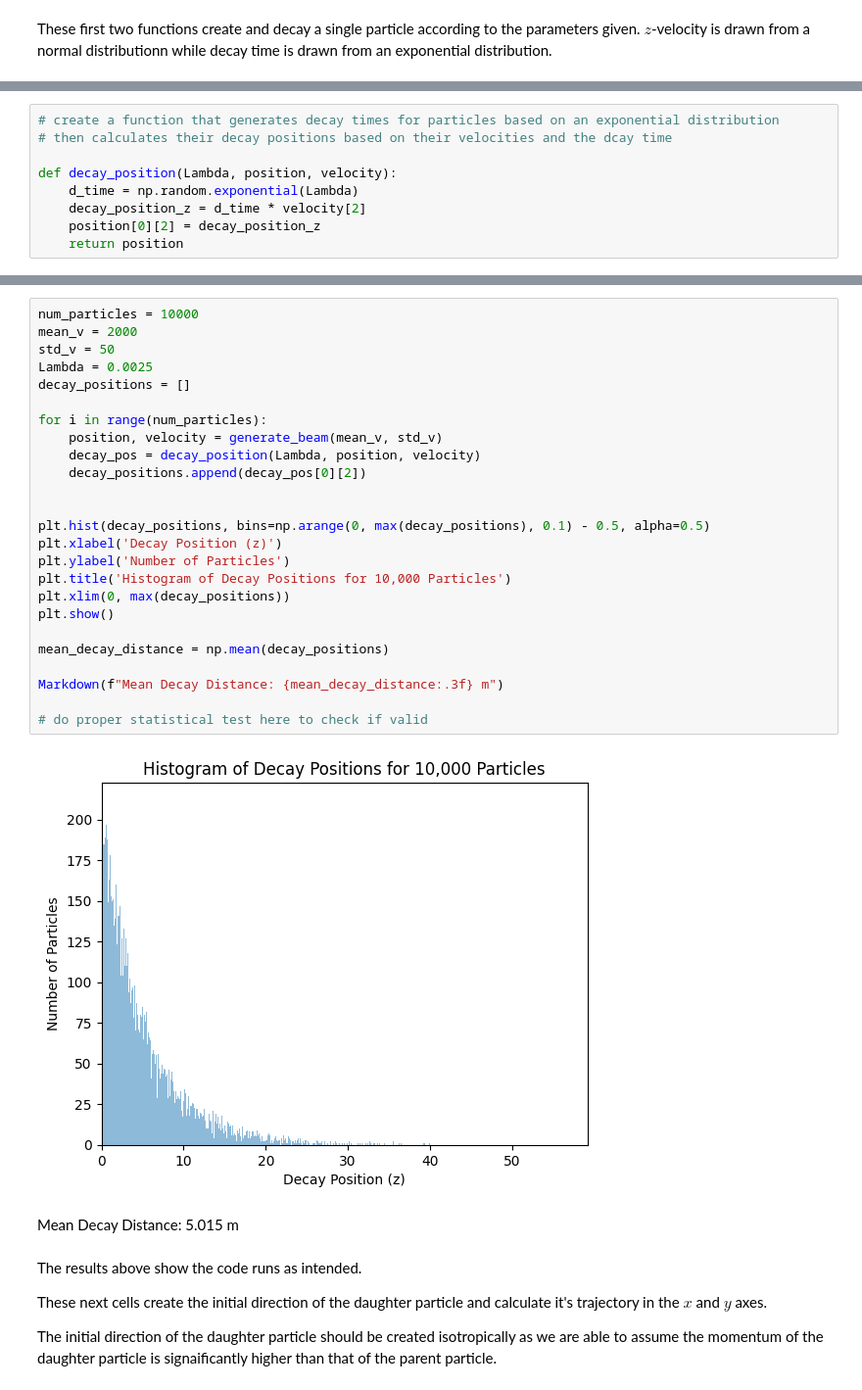
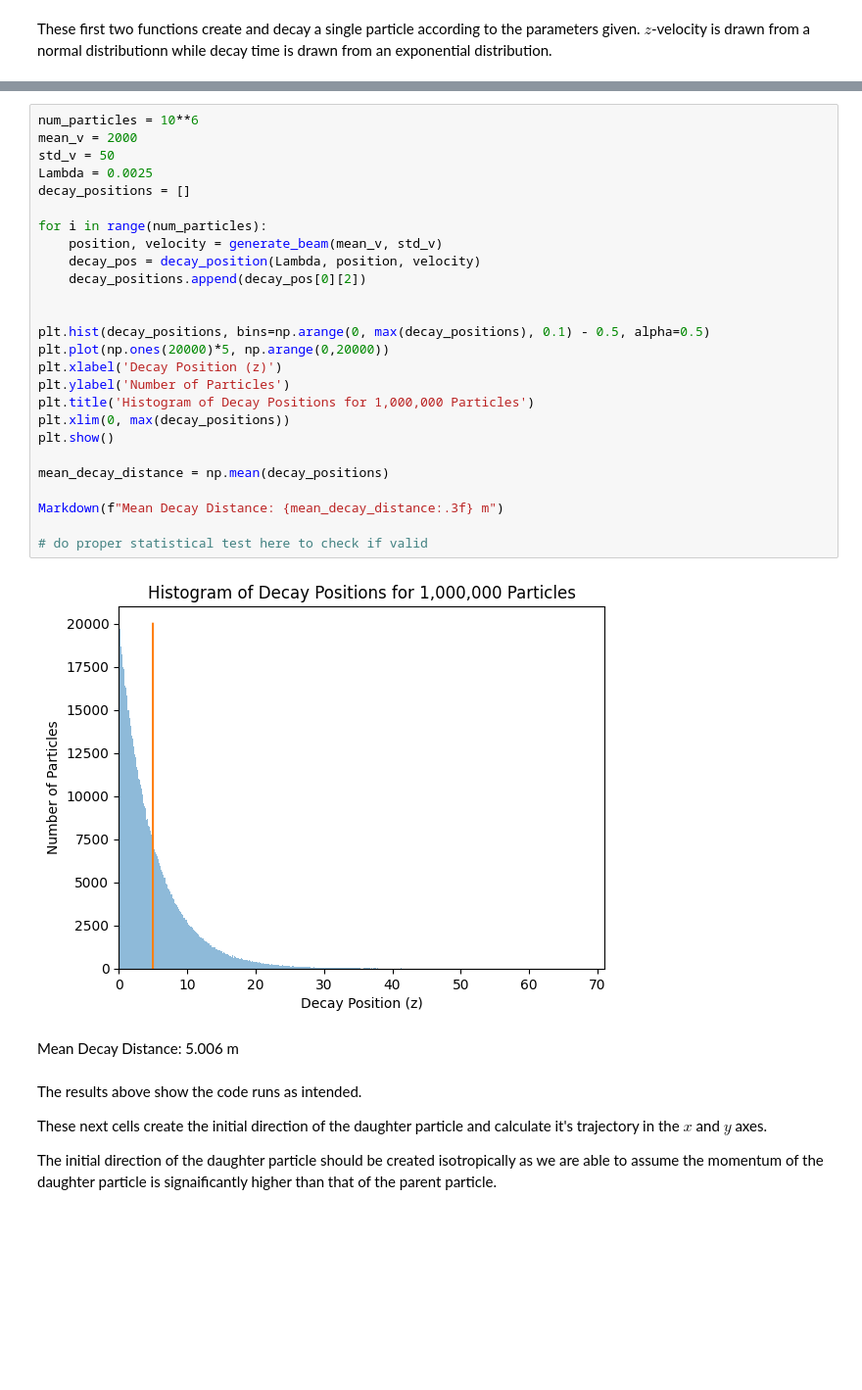
Before and after one commit to jpjharg/Coding-and-ML-year3, a Jupyter notebook: TB1/Project 1 - Option B.ipynb, the cells around one changed output, grey strips where cells are left out. Shown: that part at 98% size. Saved outputs shown, nothing was run; the diff lists cells and outputs as text; blank space fills up the shorter version.

```diff
--- a/TB1/Project 1 - Option B.ipynb
+++ b/TB1/Project 1 - Option B.ipynb
@@ -24,12 +45,3 @@ def generate_beam(mean_v, std_v):
-# %%
-# create a function that generates decay times for particles based on an exponential distribution
-# then calculates their decay positions based on their velocities and the dcay time
-
-def decay_position(Lambda, position, velocity):
-    d_time = np.random.exponential(Lambda)
-    decay_position_z = d_time * velocity[2]
-    position[0][2] = decay_position_z
-    return position
 # %% [markdown]
 As each particle has it's $z$-velocity drawn from a normal distribution of mean $\mu_v = 20000ms^{-1}$ and it's decay time from an exponential distribution of mean $\tau = 2.5ms$, the mean distance travelled by a particle before decaying should be $5m$.
 
@@ -37,31 +59,32 @@ The next cell tests the two functions above to check the distribution of the dec
 # %%
-num_particles = 10000
+num_particles = 10**6
 mean_v = 2000
 std_v = 50
 Lambda = 0.0025
 decay_positions = []
 
 for i in range(num_particles):
     position, velocity = generate_beam(mean_v, std_v)
     decay_pos = decay_position(Lambda, position, velocity)
     decay_positions.append(decay_pos[0][2])
 
 
 plt.hist(decay_positions, bins=np.arange(0, max(decay_positions), 0.1) - 0.5, alpha=0.5)
+plt.plot(np.ones(20000)*5, np.arange(0,20000))
 plt.xlabel('Decay Position (z)')
 plt.ylabel('Number of Particles')
-plt.title('Histogram of Decay Positions for 10,000 Particles')
+plt.title('Histogram of Decay Positions for 1,000,000 Particles')
 plt.xlim(0, max(decay_positions))
 plt.show()
 
 mean_decay_distance = np.mean(decay_positions)
 
 Markdown(f"Mean Decay Distance: {mean_decay_distance:.3f} m")
 
 # do proper statistical test here to check if valid
 # %% [output]
-[figure, old version]
+[figure, new version]
-Mean Decay Distance: 5.015 m
+Mean Decay Distance: 5.006 m
 # %% [markdown]
 The results above show the code runs as intended.
 
```
Also changed, not shown: parts of 16 cells of this notebook.
